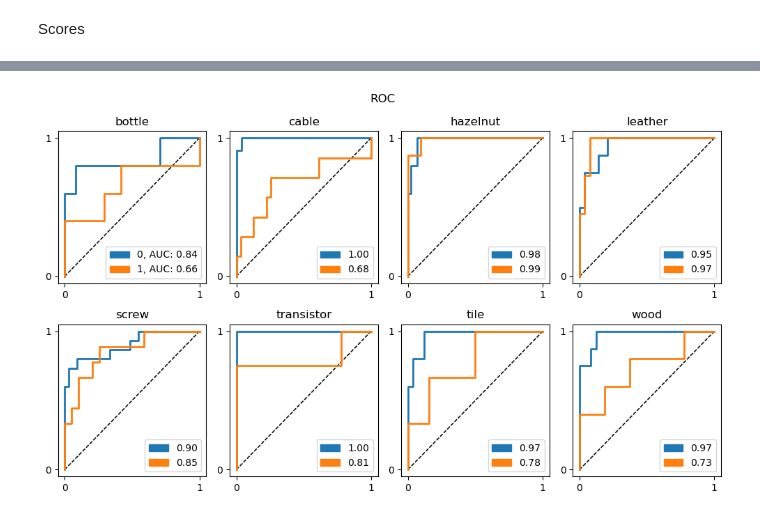
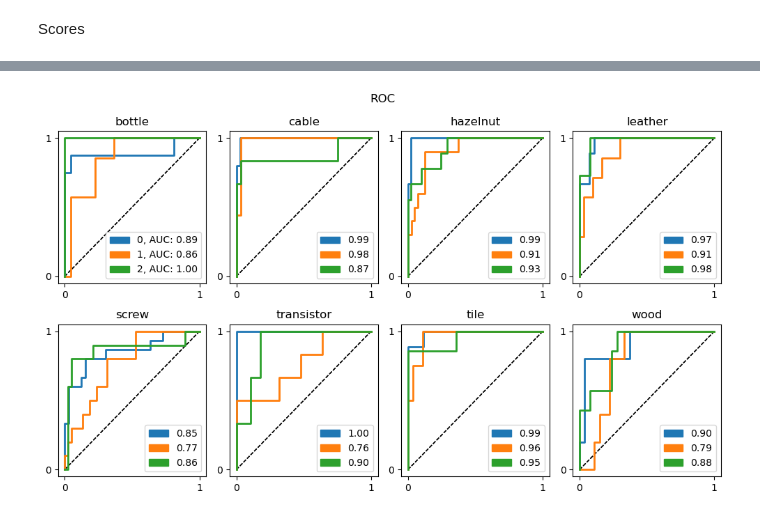
Before and after one commit to plrodrigues/TAAC_AnomalyDetection_in_MVTecDataset, a Jupyter notebook: notebooks/nb_8_ViT_comparison.ipynb, the cells around one changed output, grey strips where cells are left out. Cells and saved outputs as stored; diff of their text form; code cells hidden in the pictures.

```diff
--- a/notebooks/nb_8_ViT_comparison.ipynb
+++ b/notebooks/nb_8_ViT_comparison.ipynb
@@ -573,6 +622,10 @@ def plot_attentions(images, labels, pred_cats, masks, **kwargs):
     save_path = kwargs.get("save_path", (".." + cons.DIR_SEP + os.path.join("results_img_vit", category)))
     logging.info(f"Saving images to {save_path}")
     n_images = images.shape[0]
+
+    # Normalize for plotting purposes
+    for i, mask in enumerate(masks):
+        masks[i] = (mask - mask.min())/(mask.max() - mask.min())
 
 
     with plt.rc_context(rc={'font.size': 9}):
@@ -684,8 +737,9 @@ Training
 # category = "transistor"
 from IPython.display import clear_output
 
-for category in ["transistor", "tile", "wood"]:
-    for model_version in [0, 1]:
+for category in ["cable", "hazelnut", "leather",
+                 "screw", "transistor", "tile", "wood"]:
+    for model_version in [2]:
 
         model_name = f"simple_vit_pretrained_{model_version}.pt"
 
@@ -738,7 +792,7 @@ my_results = {}
 
 for category in ["bottle", "cable", "hazelnut", "leather",
                  "screw", "transistor", "tile", "wood"]:
-    for model_version in [0, 1]:
+    for model_version in [0, 1, 2]:
 
         model_name = f"simple_vit_pretrained_{model_version}.pt"
 
@@ -777,3 +868,24 @@ with open(os.path.join(path, name), "w") as f:
     for model, metrics in my_results.items():
         PRO_mean, PRO_std = metrics[0]["mean"], metrics[0]["std"]
         f.write(f"{model:15} \t {PRO_mean:8.4f} \t {PRO_std:8.4f} \n")
+# %%
+model_0 = []
+model_1 = []
+model_2 = []
+
+for model, metrics in my_results.items():
+    PRO = metrics[0]["scores"]
+    if str(0) in model:
+        model_0 += [p for p in PRO]
+    elif str(1) in model:
+        model_1 += [p for p in PRO]
+    else:
+        model_2 += [p for p in PRO]
+
+model_0 = np.array(model_0)
+model_1 = np.array(model_1)
+model_2 = np.array(model_2)
+
+
+for model in [model_0, model_1, model_2]:
+    print(f"{model.mean():.4f} +- {model.std():.4f}")
@@ -781,7 +907,7 @@ with open(os.path.join(path, name), "w") as f:
 import matplotlib.patches as mpatches
 
 plt.rcParams.update({
-    "font.family": "Helvetica"
+    "font.family": "sans-serif"
 })
 
 fig, ax = plt.subplots(2, 4, figsize=(10, 6))
@@ -798,7 +924,7 @@ for i, category in enumerate(["bottle", "cable", "hazelnut", "leather",
 
     ca = ax[n_row, n_col]
 
-    for model_version in [0, 1]:
+    for model_version in [0, 1, 2]:
 
 
         key = f"{category}_{model_version}"
@@ -808,33 +934,37 @@ for i, category in enumerate(["bottle", "cable", "hazelnut", "leather",
         tpr =  threshold_ind_metrics["tpr"]
         thresholds =  threshold_ind_metrics["thresholds"]
 
         area =  threshold_ind_metrics["area"]
 
         with plt.rc_context(rc={'font.size': 9}):
 
             if model_version == 0:
                 blue_label = f"0, AUC: {area:.2f}" if i==0 else f"{area:.2f}"
+            elif model_version == 1:
+                orange_label = f"1, AUC: {area:.2f}" if i==0 else f"{area:.2f}"
             else:
-                orange_label = f"1, AUC: {area:.2f}" if i==0 else f"{area:.2f}"
+                green_label = f"2, AUC: {area:.2f}" if i==0 else f"{area:.2f}"
 
             ca.plot(fpr, tpr, ls="-", lw=2.0)
             ca.plot([0, 1], [0, 1], c="k", ls="--", lw=1.0, alpha=0.8, zorder=-1)
 
             # plt.gca().text(0.8, 0.05, f"AUC: {area:.3f}", color="k",
             #             backgroundcolor="w", transform=plt.gca().transAxes)
 
     blue_patch = mpatches.Patch(color='C0', label=blue_label)
     orange_patch = mpatches.Patch(color='C1', label=orange_label)
+    green_patch = mpatches.Patch(color='C2', label=green_label)
+
 
     ca.set_title(f"{category}")
     ca.set_xticks([0, 1])
     ca.set_xticklabels([0, 1])
     ca.set_yticks([0, 1])
     ca.set_yticklabels([0, 1])
 
-    ca.legend(loc="lower right", handles=[blue_patch, orange_patch])
+    ca.legend(loc="lower right", handles=[blue_patch, orange_patch, green_patch])
 
 fig.suptitle("ROC", fontsize=12)
 fig.tight_layout()
 # %% [output]
-[figure, old version]
+[figure, new version]
```
Also changed, not shown: parts of 14 cells of this notebook.
